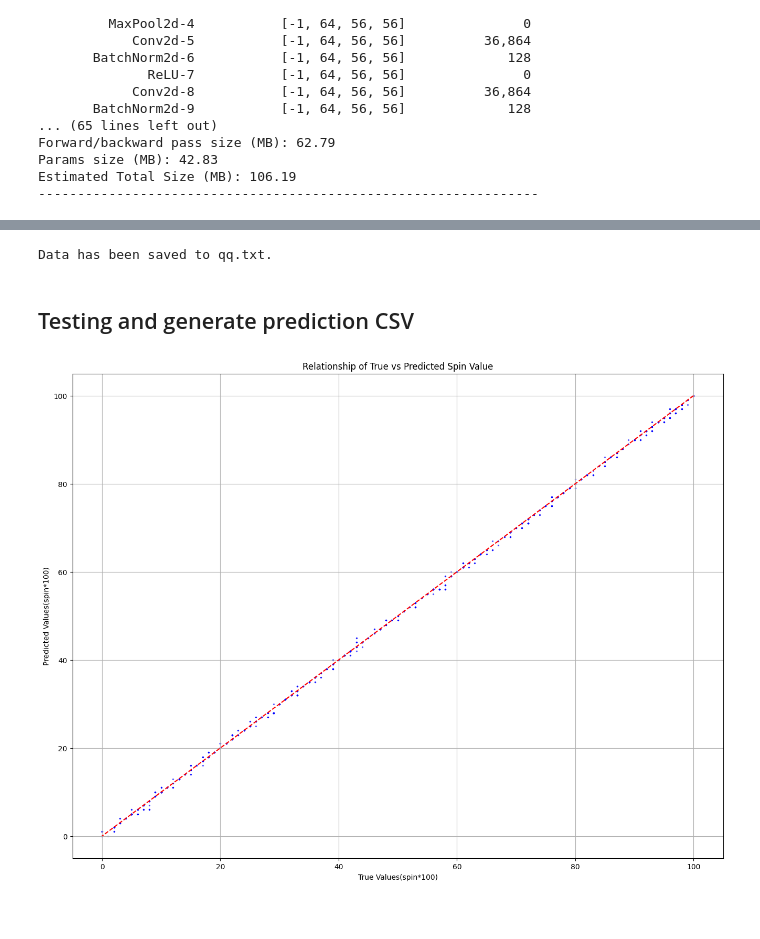
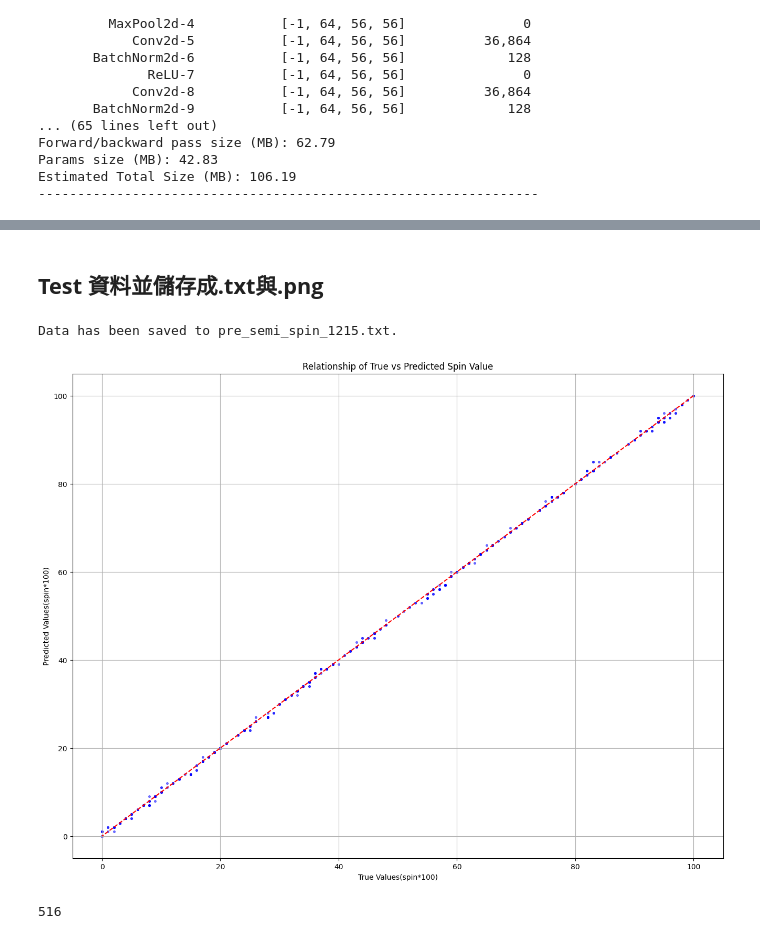
Before and after one commit to nekowaneko/skyfall_master, a Jupyter notebook: cu2_pretrain_semi_mse.ipynb, the cells around one changed output, grey strips where cells are left out. Drawn from its saved outputs; the diff is of its cells as text; code cells hidden in the pictures.

```diff
--- a/cu2_pretrain_semi_mse.ipynb
+++ b/cu2_pretrain_semi_mse.ipynb
@@ -432,0 +446,2 @@ plt.legend()
+# %% [markdown]
+## **Test 資料並儲存成.txt與.png**
@@ -433,56 +491,14 @@ plt.legend()
 # %%
+
 import numpy as np
 
 # 將 pp 和 aa 轉換成 numpy array
-pp_array = np.array(tra_loss)
-aa_array = np.array(val_loss)
+true_array = np.concatenate(total_y_true)
+predi_array = np.concatenate(total_predi)
 
 # 儲存到文本檔案
-np.savetxt('qq2.txt', np.column_stack((pp_array, aa_array)), delimiter=',', header='pp,aa', comments='')
+np.savetxt(f'{_exp_name}_{myseed}.txt', np.column_stack((true_array, predi_array)), delimiter=',', header='true,predi', comments='')
 
-print("Data has been saved to qq.txt.")
+print(f"Data has been saved to {_exp_name}_{myseed}.txt.")
 # %% [output]
-Data has been saved to qq.txt.
+Data has been saved to pre_semi_spin_1215.txt.
-# %% [markdown]
-## Testing and generate prediction CSV
-# %%
-
-import seaborn as sns
-import matplotlib.pyplot as plt
-
-device = "cuda" if torch.cuda.is_available() else "cpu"  # "cuda" only when GPUs are available.
-
-model = models.resnet18(pretrained=True)
-
-# 將全連接層（分類層）修改為輸出 10 類的層
-model.fc = nn.Linear(model.fc.in_features, 101)
-
-model_best = model.to(device)
-model_best.load_state_dict(torch.load(f"{_exp_name}_{myseed}_best.ckpt"))
-model_best.eval()
-
-
-total_y_true = []
-total_predi = []
-
-for p in tqdm(range(50)):
-
-    for batch in test_loader:
-        # A batch consists of image data and corresponding labels.
-        imgs, labels = batch
-        imgs = imgs.float()
-        imgs = imgs.permute(0, 3, 1, 2)
-        #imgs = torch.unsqueeze(imgs, dim=0)  # 在第0维上增加一个维度
-
-        # We don't need gradient in validation.
-        # Using torch.no_grad() accelerates the forward process.
-        with torch.no_grad():
-            test_pred = model_best(imgs.to(device))
-    total_y_true.append(labels.cpu())
-    total_predi.append(test_pred.argmax(dim=-1).cpu())
-    p=p+1
-
-
-#llabels=np.array(['Rh1','Rh10','Rh20','Rh40','Rh80','Rh160'])
-#print(len(np.concatenate(total_y_true)))
-#print(len(np.concatenate(total_predi)))
@@ -493,19 +507,23 @@ for p in tqdm(range(50)):
 # %%
 import matplotlib.pyplot as plt
 
 
 yy_true=np.concatenate(total_y_true)
 yy_pre=np.concatenate(total_predi)
 
 
 plt.figure(figsize=(16, 12))
-plt.scatter(yy_true,yy_pre, marker='o', color='blue',s=2, alpha=0.5)
+plt.scatter(yy_true,yy_pre, marker='o', color='blue',s=7, alpha=0.5)
 plt.plot([max(yy_true), min(yy_true)], [max(yy_true), min(yy_true)], linestyle='--', color='red')  # 將對角線畫出，作為參考
 plt.xlabel('True Values(spin*100)')
 plt.ylabel('Predicted Values(spin*100)')
 plt.title('Relationship of True vs Predicted Spin Value')
 plt.grid(True)
 plt.savefig(f"Distribution_{_exp_name}_{myseed}.png")
 plt.show()
 # %% [output]
-[figure, old version]
+[figure, new version]
+# %%
+print(len(yy_true))
+# %% [output]
+516
```
Also changed, not shown: parts of 24 cells of this notebook, 1 other file.
